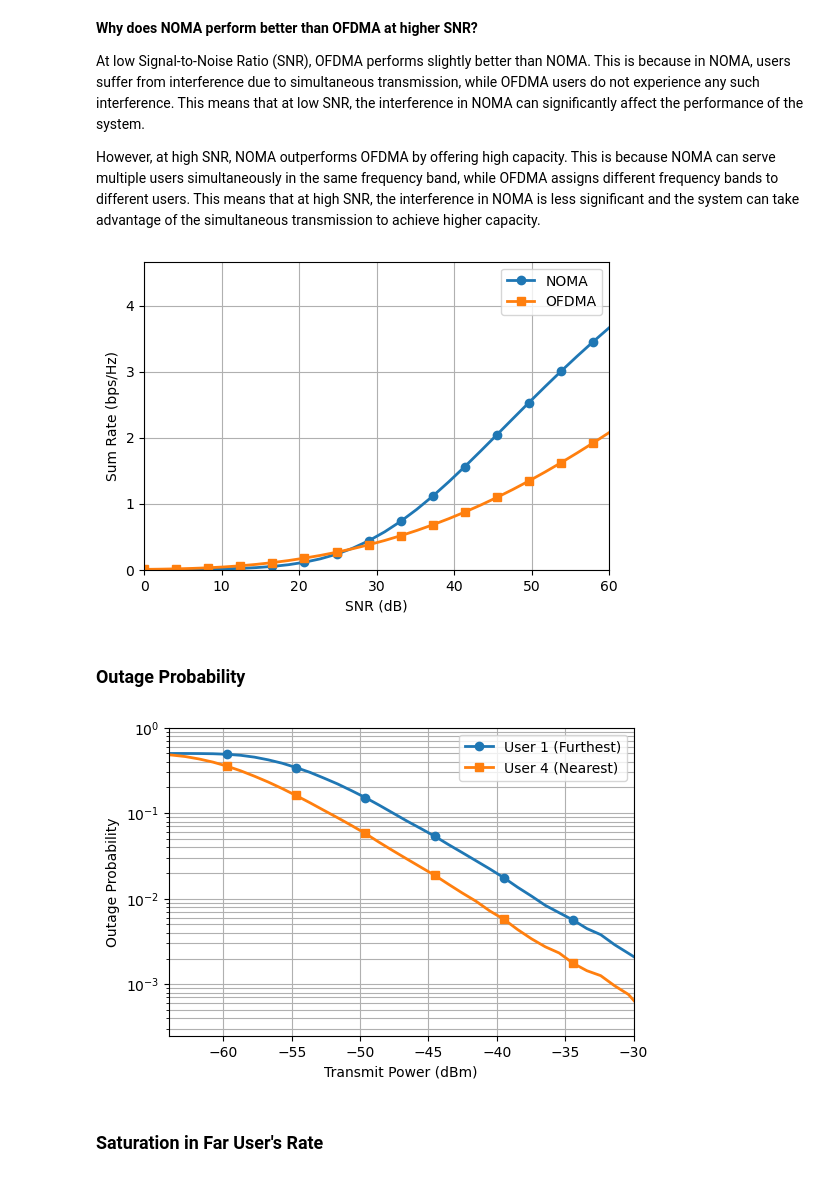
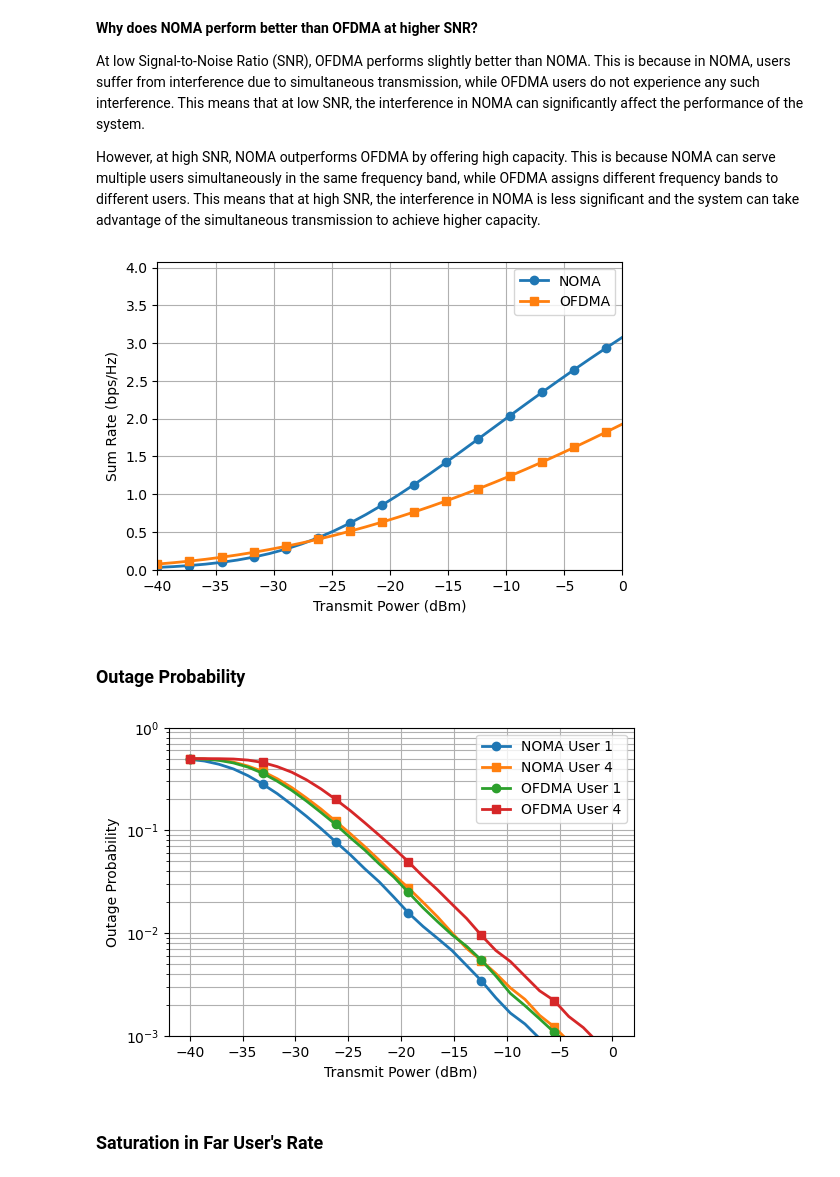
Before and after one commit to muhd-umer/comyx, a Jupyter notebook: assignments/assignment_2/noma_implementation.ipynb, the cells around one changed output. Cells and saved outputs as stored; diff of their text form; code cells hidden in the pictures.

```diff
--- a/assignments/assignment_2/noma_implementation.ipynb
+++ b/assignments/assignment_2/noma_implementation.ipynb
@@ -13,15 +13,15 @@ plt.rcParams["figure.figsize"] = (6, 4)
 **Defining Parameters**
 # %%
 # System parameters
-area = [-25, 25]  # area of the simulation m^2
+area = [-225, 225]  # area of the simulation m^2
 M = 4  # number of users
 N = 1  # number of base stations
 
 eta = 4  # path loss exponent
-Pt = np.linspace(-80, -20, 30)  # transmit power in dBm
+Pt = np.linspace(-40, 0, 30)  # transmit power in dBm
 Pt_lin = 10 ** (Pt / 10) / 1000  # transmit power in linear scale
 
-bandwidth = 1e9  # bandwidth in Hz
+bandwidth = 10e6  # bandwidth in Hz
 noise = -170 + 10 * np.log10(bandwidth)  # noise power in dBm
 noise_lin = 10 ** (noise / 10) / 1000  # noise power in linear scale
 K = 5 * 10**4  # number of bits to be transmitted
@@ -32,7 +32,7 @@ from matplotlib.markers import MarkerStyle
 
 # Create a network with base station at the origin
 bs = np.array([[0, 0]])
-d = np.array([20, 10, 5, 2])  # distance from base station
+d = np.array([200, 100, 50, 30])  # distance from base station
 
 theta = np.random.uniform(0, 2 * np.pi, size=M)
 x = d * np.cos(theta)
@@ -232,52 +232,48 @@ At low Signal-to-Noise Ratio (SNR), OFDMA performs slightly better than NOMA. Th
 However, at high SNR, NOMA outperforms OFDMA by offering high capacity. This is because NOMA can serve multiple users simultaneously in the same frequency band, while OFDMA assigns different frequency bands to different users. This means that at high SNR, the interference in NOMA is less significant and the system can take advantage of the simultaneous transmission to achieve higher capacity.
 # %%
 # Plot the sum capacity of NOMA and OFDMA vs SNR
-SNR = Pt - noise
 plt.figure()
-plt.plot(SNR, noma_sumrate, marker="o", linewidth=2, markevery=2)
-plt.plot(SNR, ofdma_sumrate, marker="s", linewidth=2, markevery=2)
-plt.xlabel("SNR (dB)")
+plt.plot(Pt, noma_sumrate, marker="o", linewidth=2, markevery=2)
+plt.plot(Pt, ofdma_sumrate, marker="s", linewidth=2, markevery=2)
+plt.xlabel("Transmit Power (dBm)")
 plt.ylabel("Sum Rate (bps/Hz)")
 
-plt.xlim([min(SNR), max(SNR)])
+plt.xlim([min(Pt), max(Pt)])
 plt.ylim([0, max(noma_sumrate) + 1])
 plt.grid(True)
 plt.legend(["NOMA", "OFDMA"])
 plt.savefig("noma_vs_ofdma.pdf", bbox_inches="tight")
 plt.show()
 # %% [output]
-[figure, old version]
+[figure, new version]
 # %% [markdown]
 ### Outage Probability
 # %%
-Pt_temp = np.linspace(-80, 0, 80)  # transmit power in dBm
-Pt_lin_temp = 10 ** (Pt_temp / 10) / 1000  # transmit power in linear scale
+# Compute rates of each user
+prob_u1 = np.zeros(len(Pt))
+prob_u4 = np.zeros(len(Pt))
 
 # Compute rates of each user
-prob_u1 = np.zeros(len(Pt_temp))
-prob_u4 = np.zeros(len(Pt_temp))
+prob_u1_ofdma = np.zeros(len(Pt))
+prob_u4_ofdma = np.zeros(len(Pt))
 
-# Compute rates of each user
-prob_u1_ofdma = np.zeros(len(Pt_temp))
-prob_u4_ofdma = np.zeros(len(Pt_temp))
+for i in range(len(Pt)):
+    gamma_u1 = (alpha[0] * Pt_lin[i] * gain_mat[0]) / (
+        noise_lin
+        + alpha[1] * Pt_lin[i] * gain_mat[0]
+        + alpha[2] * Pt_lin[i] * gain_mat[0]
+        + alpha[3] * Pt_lin[i] * gain_mat[0]
+    )
+    gamma_u14 = (alpha[0] * Pt_lin[i] * gain_mat[3]) / (
+        noise_lin
+        + alpha[1] * Pt_lin[i] * gain_mat[3]
+        + alpha[2] * Pt_lin[i] * gain_mat[3]
+        + alpha[3] * Pt_lin[i] * gain_mat[3]
+    )
+    gamma_u4 = (alpha[3] * Pt_lin[i] * gain_mat[3]) / (noise_lin)
 
-for i in range(len(Pt_temp)):
-    gamma_u1 = (alpha[0] * Pt_lin_temp[i] * gain_mat[0]) / (
-        noise_lin
-        + alpha[1] * Pt_lin_temp[i] * gain_mat[0]
-        + alpha[2] * Pt_lin_temp[i] * gain_mat[0]
-        + alpha[3] * Pt_lin_temp[i] * gain_mat[0]
-    )
-    gamma_u14 = (alpha[0] * Pt_lin_temp[i] * gain_mat[3]) / (
-        noise_lin
-        + alpha[1] * Pt_lin_temp[i] * gain_mat[3]
-        + alpha[2] * Pt_lin_temp[i] * gain_mat[3]
-        + alpha[3] * Pt_lin_temp[i] * gain_mat[3]
-    )
-    gamma_u4 = (alpha[3] * Pt_lin_temp[i] * gain_mat[3]) / (noise_lin)
-
-    gamma_u1_ofdma = beta_ofdma * np.log2(1 + Pt_lin_temp[i] * gain_mat[0] / noise_lin)
-    gamma_u4_ofdma = beta_ofdma * np.log2(1 + Pt_lin_temp[i] * gain_mat[3] / noise_lin)
+    gamma_u1_ofdma = beta_ofdma * np.log2(1 + Pt_lin[i] * gain_mat[0] / noise_lin)
+    gamma_u4_ofdma = beta_ofdma * np.log2(1 + Pt_lin[i] * gain_mat[3] / noise_lin)
 
     rate_u1 = np.log2(1 + gamma_u1)
     rate_u4 = np.log2(1 + gamma_u4)
@@ -295,40 +291,39 @@ for i in range(len(Pt_temp)):
 
     # Check for outage
     for k in range(K // 2):
         if rate_u1_ofdma[k] < 0.01 / 5:
             prob_u1_ofdma[i] += 1
         if (rate_u4_ofdma[k] < 1):
             prob_u4_ofdma[i] += 1
 
 prob_outage_u1 = prob_u1 / K
 prob_outage_u4 = prob_u4 / K
 
 prob_outage_u1_ofdma = prob_u1_ofdma / K
 prob_outage_u4_ofdma = prob_u4_ofdma / K
 
 # Plot outage probability vs transmit power (dBm)
 plt.figure()
-plt.semilogy(Pt_temp, prob_outage_u1, marker="o", linewidth=2, markevery=5)
-plt.semilogy(Pt_temp, prob_outage_u4, marker="s", linewidth=2, markevery=5)
-plt.semilogy(Pt_temp, prob_outage_u1_ofdma, marker="o", linewidth=2, markevery=5)
-plt.semilogy(Pt_temp, prob_outage_u4_ofdma, marker="s", linewidth=2, markevery=5)
+plt.semilogy(Pt, prob_outage_u1, marker="o", linewidth=2, markevery=5)
+plt.semilogy(Pt, prob_outage_u4, marker="s", linewidth=2, markevery=5)
+plt.semilogy(Pt, prob_outage_u1_ofdma, marker="o", linewidth=2, markevery=5)
+plt.semilogy(Pt, prob_outage_u4_ofdma, marker="s", linewidth=2, markevery=5)
 plt.grid(which="both")
 plt.xlabel("Transmit Power (dBm)")
 plt.ylabel("Outage Probability")
 plt.legend(
     [
         "NOMA User 1",
         "NOMA User 4",
         "OFDMA User 1",
         "OFDMA User 4",
     ]
 )
-plt.xlim([-64, -30])
-plt.ylim([0.25e-3, 1])
+plt.ylim([1e-3, 1])
 plt.savefig("outage_probability.pdf", bbox_inches="tight")
 plt.show()
 # %% [output]
-[figure, old version]
+[figure, new version]
 # %% [markdown]
 ### Saturation in Far User's Rate
 # %% [markdown]
```
Also changed, not shown: parts of 8 cells of this notebook, 6 other files.
